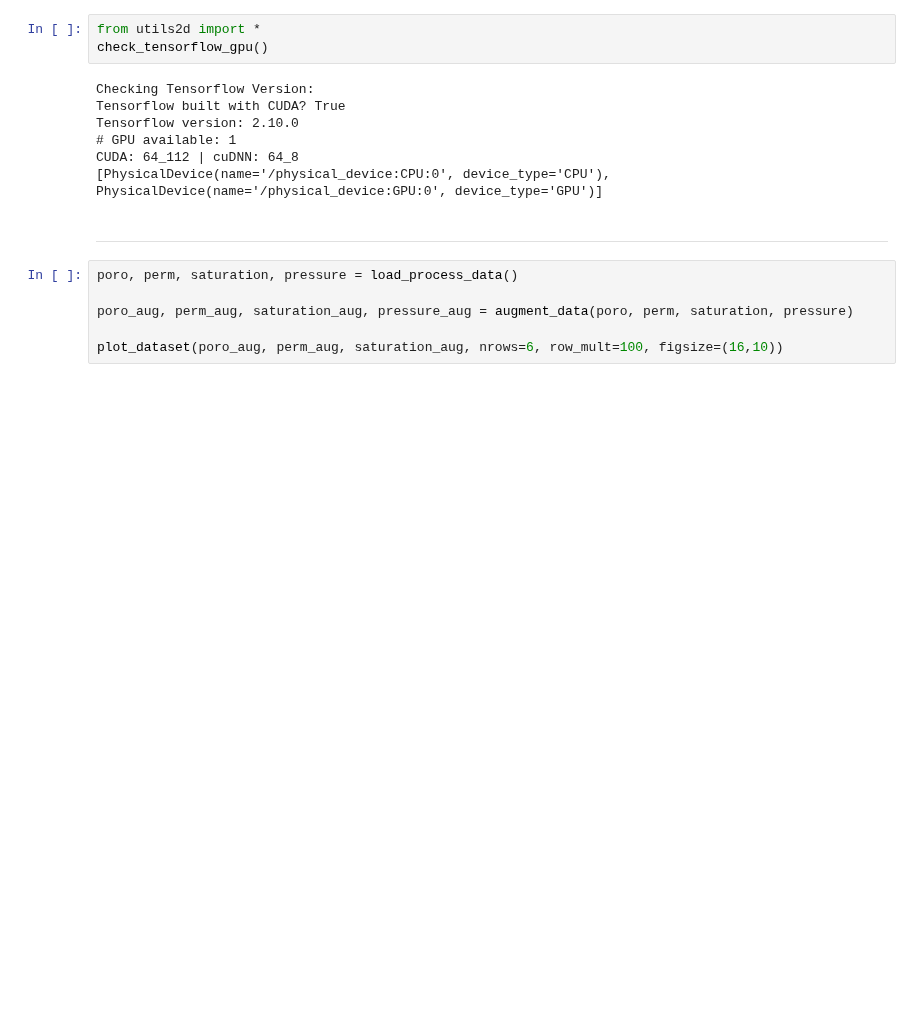
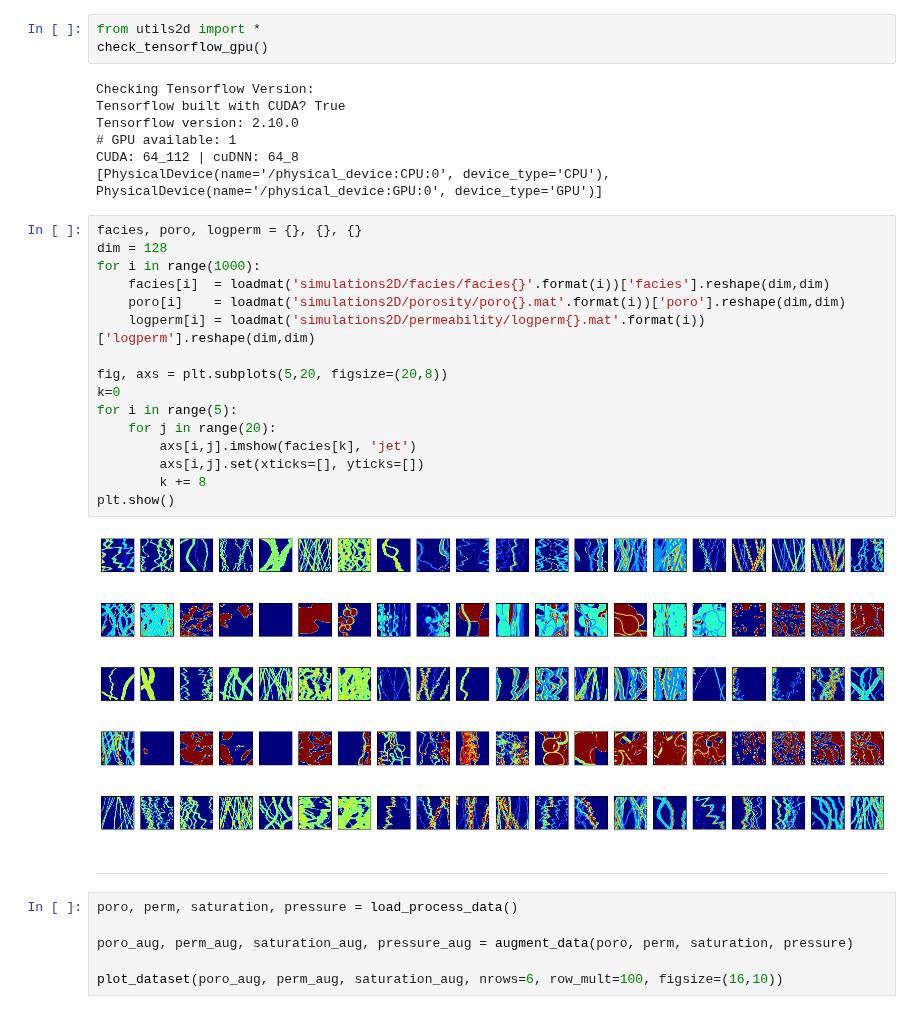
Before and after one commit to misaelmmorales/Stochastic-pix2vid, a Jupyter notebook: CNN_RNN_CO2.ipynb, the cells around one changed output. Cells and saved outputs as stored; diff of their text form; blank space fills up the shorter version.

```diff
--- a/CNN_RNN_CO2.ipynb
+++ b/CNN_RNN_CO2.ipynb
@@ -12,6 +12,24 @@ Tensorflow version: 2.10.0
 # GPU available: 1
 CUDA: 64_112 | cuDNN: 64_8
 [PhysicalDevice(name='/physical_device:CPU:0', device_type='CPU'), PhysicalDevice(name='/physical_device:GPU:0', device_type='GPU')]
+# %%
+facies, poro, logperm = {}, {}, {}
+dim = 128
+for i in range(1000):
+    facies[i]  = loadmat('simulations2D/facies/facies{}'.format(i))['facies'].reshape(dim,dim)
+    poro[i]    = loadmat('simulations2D/porosity/poro{}.mat'.format(i))['poro'].reshape(dim,dim)
+    logperm[i] = loadmat('simulations2D/permeability/logperm{}.mat'.format(i))['logperm'].reshape(dim,dim)
+
+fig, axs = plt.subplots(5,20, figsize=(20,8))
+k=0
+for i in range(5):
+    for j in range(20):
+        axs[i,j].imshow(facies[k], 'jet')
+        axs[i,j].set(xticks=[], yticks=[])
+        k += 8
+plt.show()
+# %% [output]
+[figure, added]
 # %% [markdown]
 ***
 # %%
```
Also changed, not shown: 1 other file.
